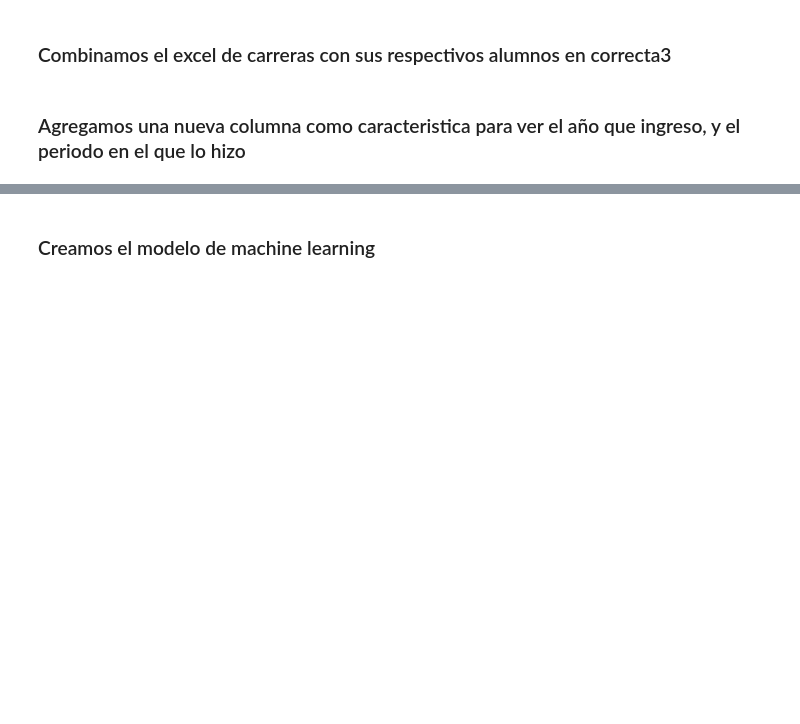
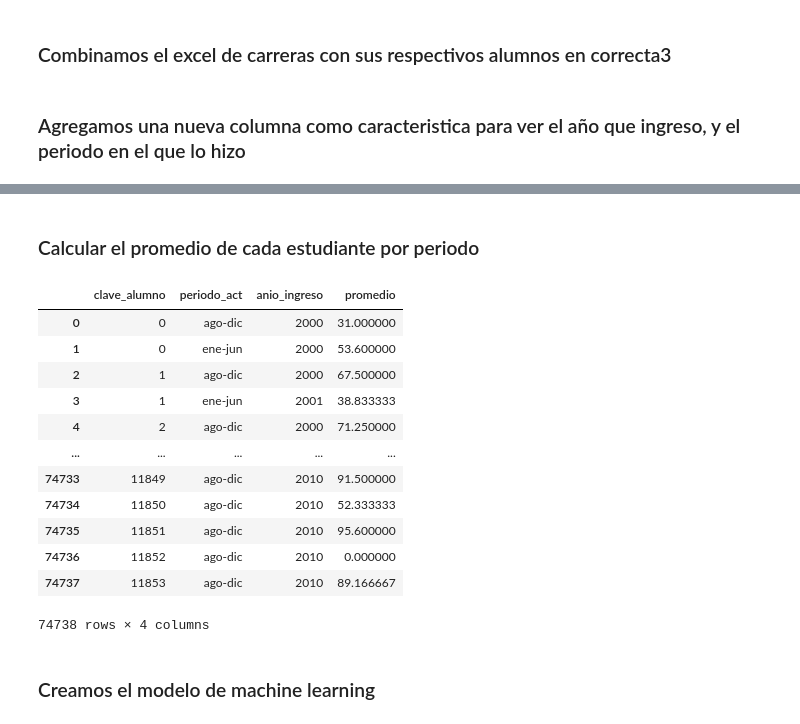
Before and after one commit to KingSplatt/Data-Analysis, a Jupyter notebook: data-analysis.ipynb, the cells around one changed output, grey strips where cells are left out. Cells and saved outputs as stored; diff of their text form; code cells hidden in the pictures; blank space fills up the shorter version.

Commit message:
promedio

```diff
--- a/data-analysis.ipynb
+++ b/data-analysis.ipynb
@@ -323,3 +351,24 @@ nuevo['riesgo_bajo_rendimiento'] = 0
+# %% [markdown]
+### Calcular el promedio de cada estudiante por periodo
+# %%
+
+promedio = calificaciones.groupby(['clave_alumno','periodo_act','anio_ingreso'])['calificacion'].mean().reset_index()
+promedio = promedio.rename(columns={'calificacion':'promedio'})
+promedio
+# %% [output]
+|  | clave_alumno | periodo_act | anio_ingreso | promedio |
+| 0 | 0 | ago-dic | 2000 | 31.000000 |
+| 1 | 0 | ene-jun | 2000 | 53.600000 |
+| 2 | 1 | ago-dic | 2000 | 67.500000 |
+| 3 | 1 | ene-jun | 2001 | 38.833333 |
+| 4 | 2 | ago-dic | 2000 | 71.250000 |
+| ... | ... | ... | ... | ... |
+| 74733 | 11849 | ago-dic | 2010 | 91.500000 |
+| 74734 | 11850 | ago-dic | 2010 | 52.333333 |
+| 74735 | 11851 | ago-dic | 2010 | 95.600000 |
+| 74736 | 11852 | ago-dic | 2010 | 0.000000 |
+| 74737 | 11853 | ago-dic | 2010 | 89.166667 |
+74738 rows × 4 columns
 # %% [markdown]
 ### Creamos el modelo de machine learning
 # %%
```
Also changed, not shown: parts of 3 cells of this notebook.
